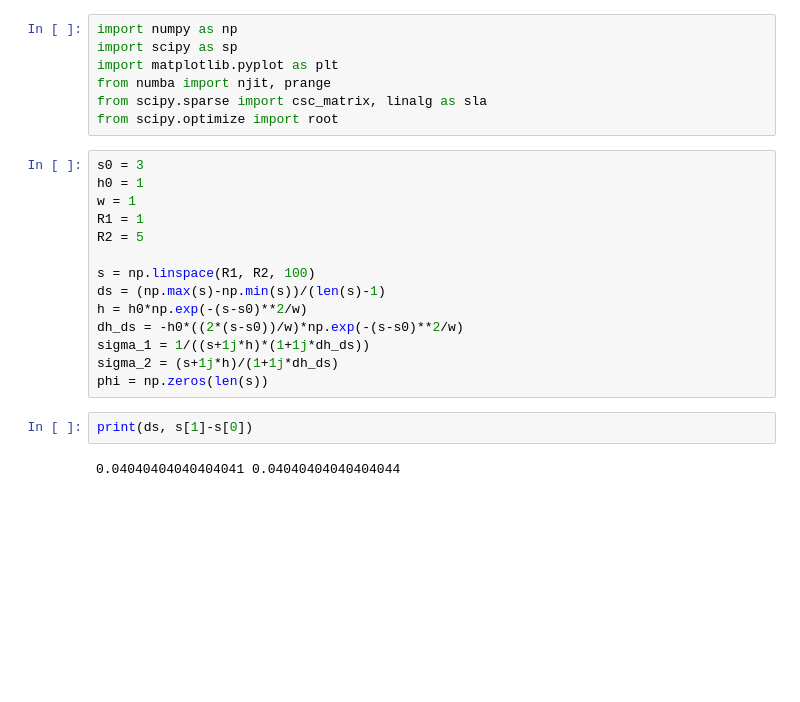
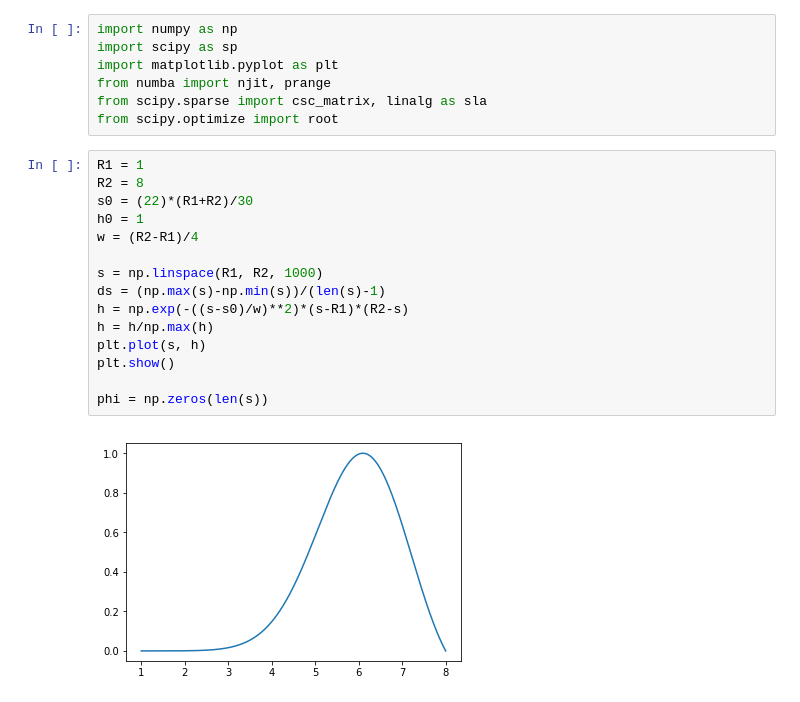
Before and after one commit to PatrickStbr/ZPinchDioctron, a Jupyter notebook: shooting.ipynb, the cells around one changed output. Cells and saved outputs as stored; diff of their text form; blank space fills up the shorter version.

```diff
--- a/shooting.ipynb
+++ b/shooting.ipynb
@@ -6,20 +6,19 @@ from numba import njit, prange
 from scipy.sparse import csc_matrix, linalg as sla
 from scipy.optimize import root
 # %%
-s0 = 3
+R1 = 1
+R2 = 8
+s0 = (22)*(R1+R2)/30
 h0 = 1
-w = 1
-R1 = 1
-R2 = 5
+w = (R2-R1)/4
 
-s = np.linspace(R1, R2, 100)
+s = np.linspace(R1, R2, 1000)
 ds = (np.max(s)-np.min(s))/(len(s)-1)
-h = h0*np.exp(-(s-s0)**2/w)
-dh_ds = -h0*((2*(s-s0))/w)*np.exp(-(s-s0)**2/w)
-sigma_1 = 1/((s+1j*h)*(1+1j*dh_ds))
-sigma_2 = (s+1j*h)/(1+1j*dh_ds)
+h = np.exp(-((s-s0)/w)**2)*(s-R1)*(R2-s)
+h = h/np.max(h)
+plt.plot(s, h)
+plt.show()
+
 phi = np.zeros(len(s))
+# %% [output]
+[figure, added]
-# %%
-print(ds, s[1]-s[0])
-# %% [output]
-0.04040404040404041 0.04040404040404044
```
Also changed, not shown: parts of 16 cells of this notebook, 3 other files.
